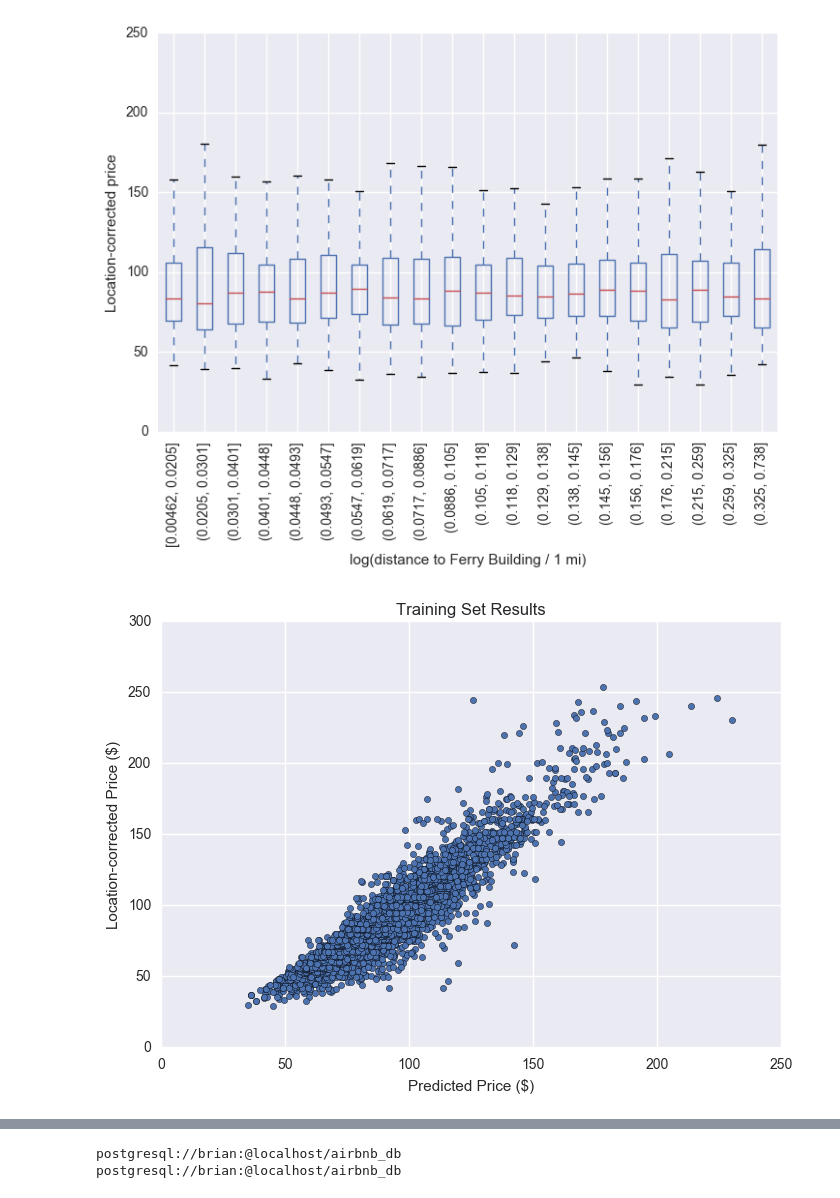
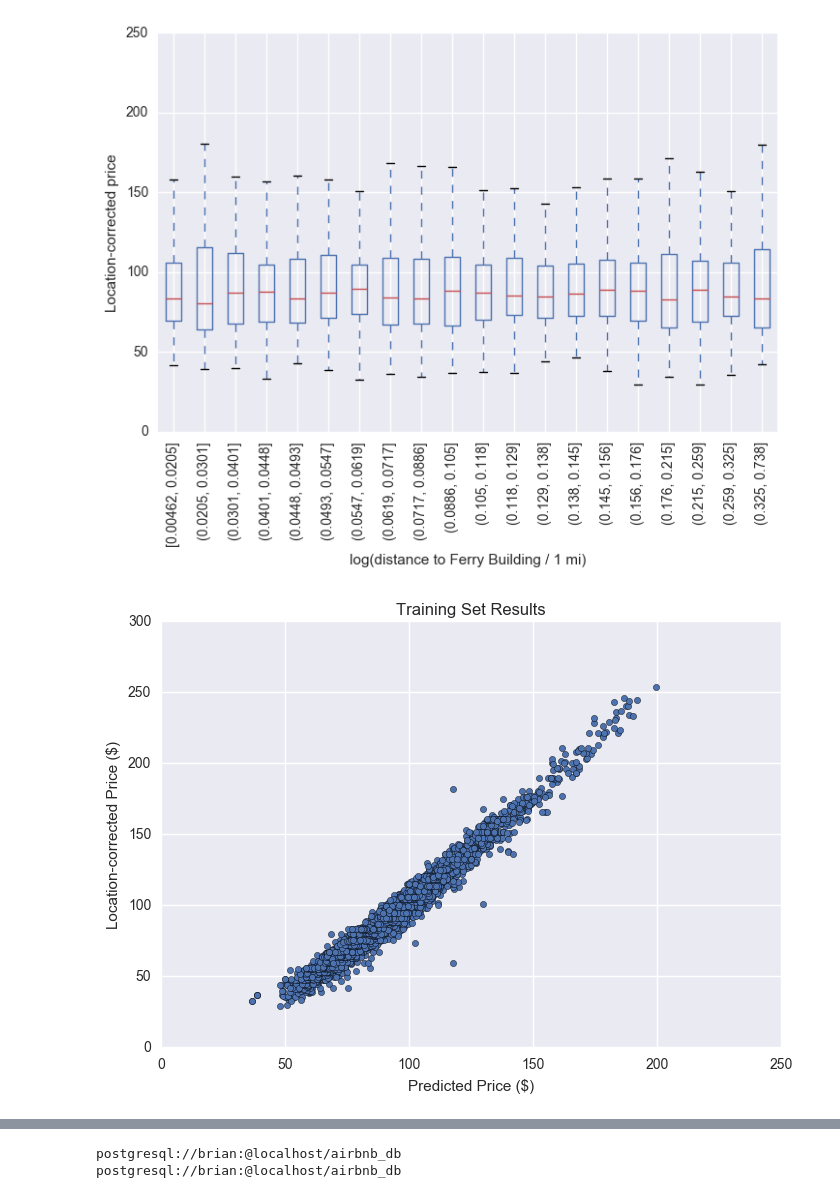
Before and after one commit to btamadio/PricePredictor, a Jupyter notebook: PricePredictor/binary_feature_engineering.ipynb, the cells around one changed output, grey strips where cells are left out. Cells and saved outputs as stored; diff of their text form; code cells hidden in the pictures.

```diff
--- a/PricePredictor/binary_feature_engineering.ipynb
+++ b/PricePredictor/binary_feature_engineering.ipynb
@@ -69,15 +69,15 @@ plt.suptitle('');
 # %%
 X = np.array(df[featureList])
 Y = np.array(df['corr_price'].astype('float'))
-forest=RandomForestRegressor()#n_estimators=2000,n_jobs=20,max_depth=10,min_samples_leaf=5)
+forest=RandomForestRegressor(n_estimators=1000,max_features='log2',n_jobs=-1)
 forest.fit(X,Y)
 df['pred_price']=forest.predict(df[featureList])
 df.plot(x='pred_price',y='corr_price',kind='scatter')
 plt.title('Training Set Results')
 plt.xlabel('Predicted Price ($)')
 plt.ylabel('Location-corrected Price ($)');
 # %% [output]
-[figure, old version]
+[figure, new version]
 # %%
 #df.plot(x='pred_price',y='corr_price',kind='scatter')
 #plt.title('Training Set Results')
```
Also changed, not shown: parts of 2 cells of this notebook, 3 other files.
